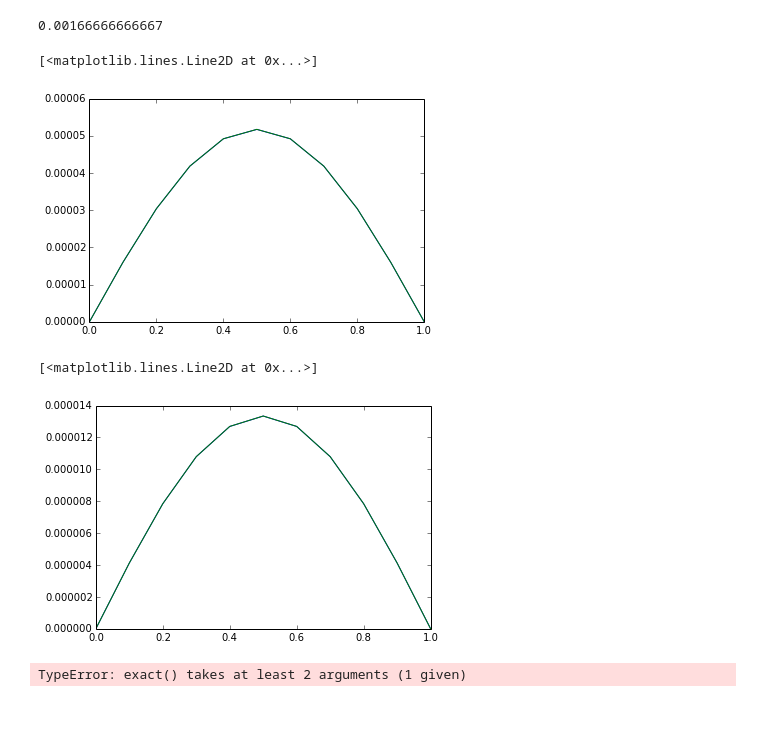
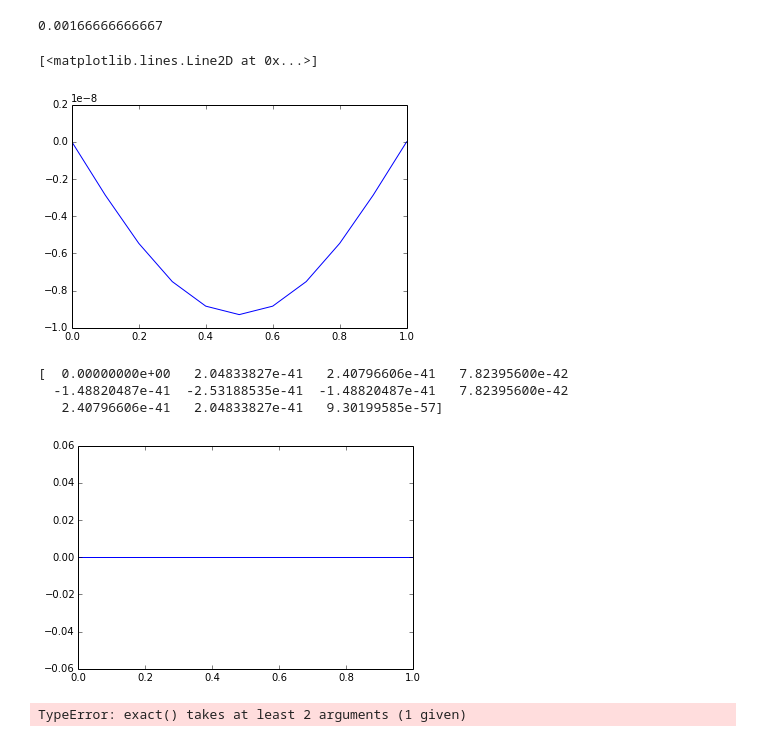
Before and after one commit to jedman/numerics, a Jupyter notebook: src1/heatequation.ipynb, the cells around one changed output. Drawn from its saved outputs; the diff is of its cells as text; code cells hidden in the pictures; blank space fills up the shorter version.

```diff
--- a/src1/heatequation.ipynb
+++ b/src1/heatequation.ipynb
@@ -63,30 +63,34 @@ def exact(x, n, init = 'sine'):
     return u
 # %%
 x = np.linspace(0,1,num=11)
-m=0
-plot(x,exact(x,1))
-time600 = np.linspace(0,1,num=kinv+1)
+#plot(x,exact(x,1))
+#time600 = np.linspace(0,1,num=kinv+1)
 hinv = 10
 kinv = 600
 u_600 = heat_solver(hinv,kinv)
 gamma = hinv**2./kinv
-plot(x, u_600[1,:])
+plot(x, exact(x,1) - u_600[1,:])
 # %% [output]
 [<matplotlib.lines.Line2D at 0x...>]
-[figure, old version]
+[figure, new version]
 # %%
 x = np.linspace(0,1,num=11)
 m=0
-plot(x,exact(x,1,init='arc'))
+#plot(x,exact(x,1,init='arc'))
 time600 = np.linspace(0,1,num=kinv+1)
 hinv = 10
 kinv = 600
 u_600 = heat_solver(hinv,kinv, init ='arc')
 gamma = hinv**2./kinv
-plot(x, u_600[1,:])
+m=0
+plot(x, exact(x,2,init ='arc') -  exact(x,1,init ='arc'))
+m = 1
+print 8./((2.*m+1)*pi)**3*np.sin((2*m+1)*pi*x)*np.exp(-(pi*(2*m + 1))**2*1)
 # %% [output]
-[<matplotlib.lines.Line2D at 0x...>]
+[  0.00000000e+00   2.04833827e-41   2.40796606e-41   7.82395600e-42
+  -1.48820487e-41  -2.53188535e-41  -1.48820487e-41   7.82395600e-42
+   2.40796606e-41   2.04833827e-41   9.30199585e-57]
-[figure, old version]
+[figure, new version]
 # %%
 hinv = 10
 kinv = 200
```
Also changed, not shown: 5 other files.
